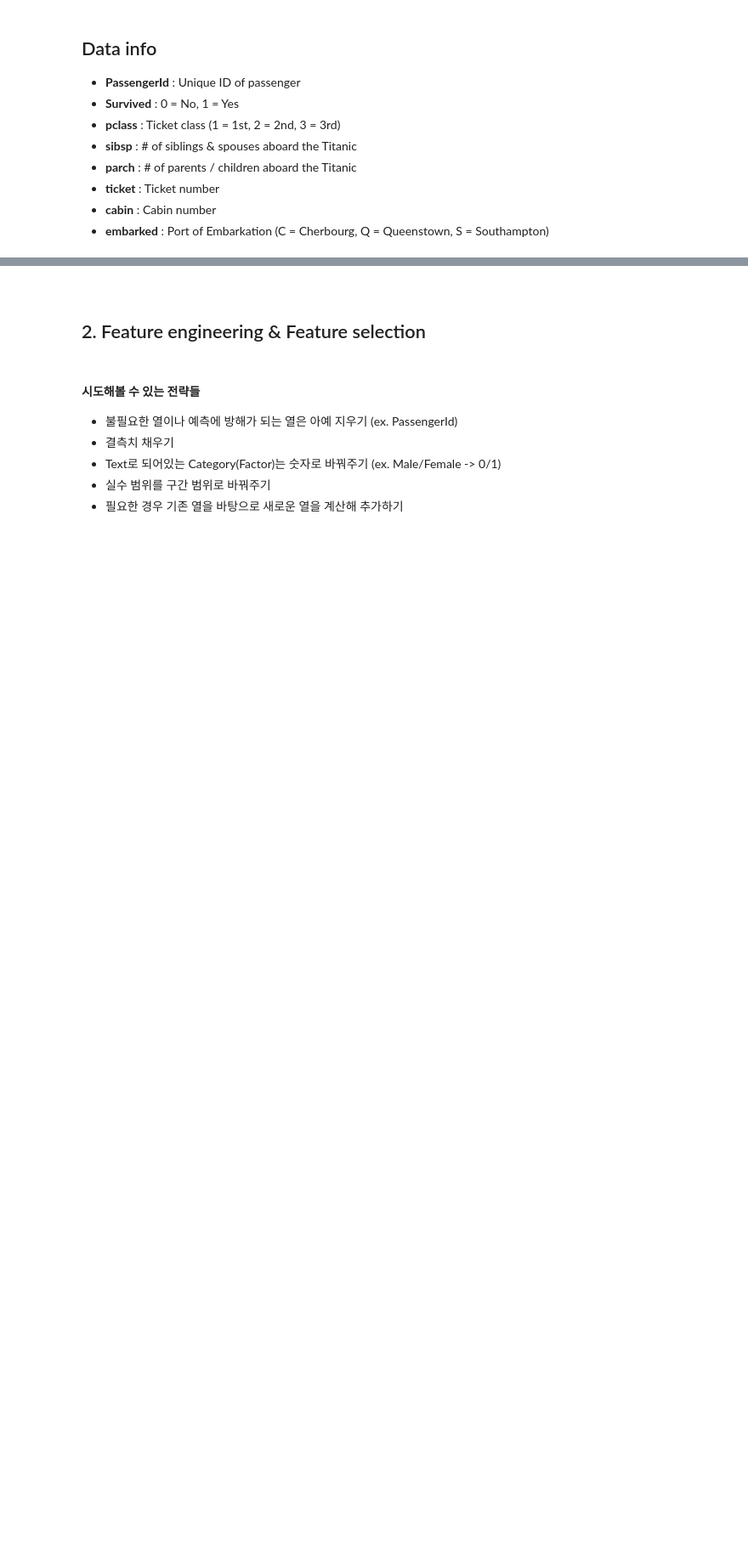
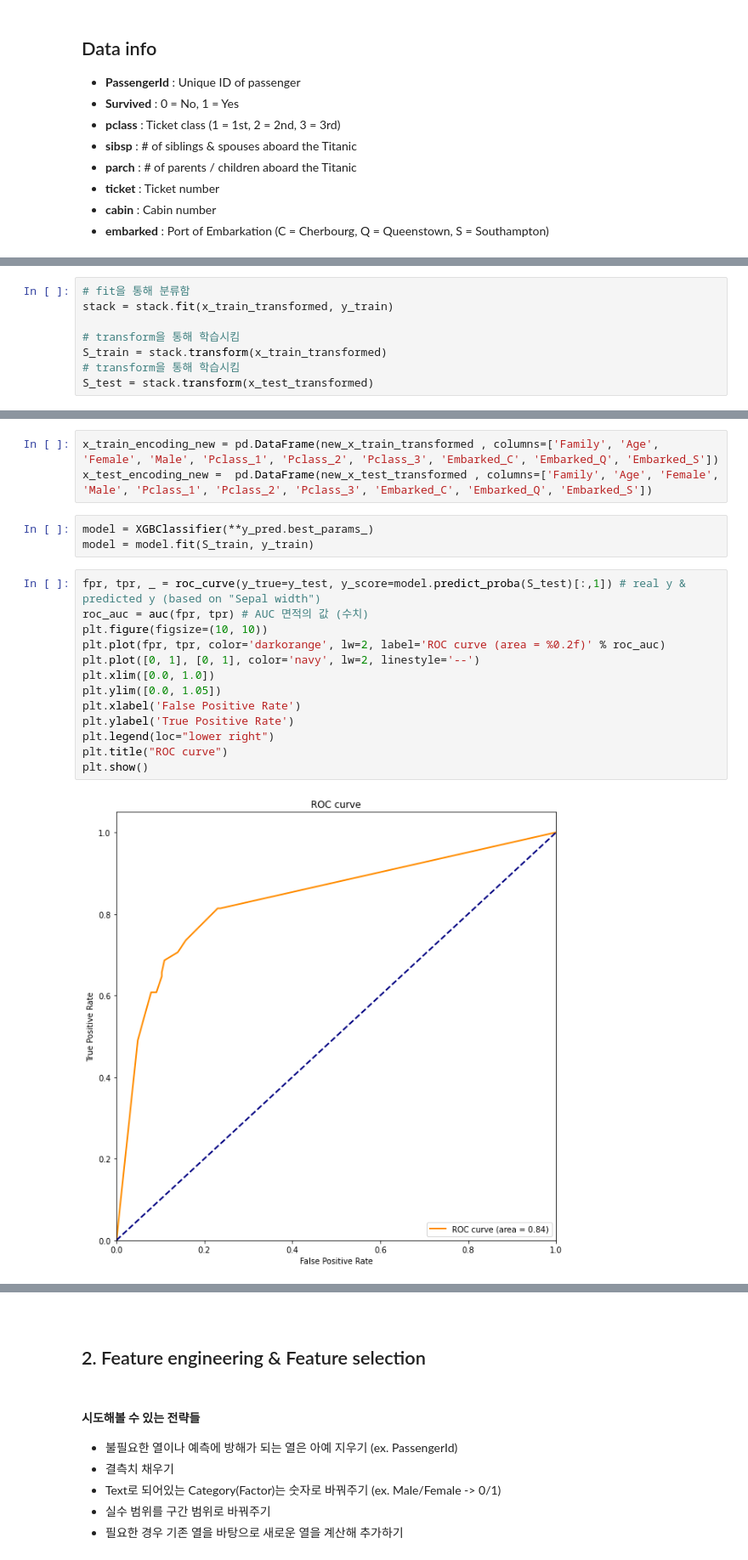
Before and after one commit to kimhyunso/exampleCode, a Jupyter notebook: BigData/Blank file & Answer files/ML for Titanic survival prediction (Blank).ipynb, the cells around one changed output, grey strips where cells are left out. Shown at 85% size. Saved outputs shown, nothing was run; the diff lists cells and outputs as text; blank space fills up the shorter version.

```diff
--- a/BigData/Blank file & Answer files/ML for Titanic survival prediction (Blank).ipynb
+++ b/BigData/Blank file & Answer files/ML for Titanic survival prediction (Blank).ipynb
@@ -40,0 +117,8 @@ x_data = data_df.copy()
+# %%
+# fit을 통해 분류함
+stack = stack.fit(x_train_transformed, y_train)
+
+# transform을 통해 학습시킴
+S_train = stack.transform(x_train_transformed)
+# transform을 통해 학습시킴
+S_test = stack.transform(x_test_transformed)
@@ -40,0 +276,21 @@ x_data = data_df.copy()
+# %%
+x_train_encoding_new = pd.DataFrame(new_x_train_transformed , columns=['Family', 'Age', 'Female', 'Male', 'Pclass_1', 'Pclass_2', 'Pclass_3', 'Embarked_C', 'Embarked_Q', 'Embarked_S'])
+x_test_encoding_new =  pd.DataFrame(new_x_test_transformed , columns=['Family', 'Age', 'Female', 'Male', 'Pclass_1', 'Pclass_2', 'Pclass_3', 'Embarked_C', 'Embarked_Q', 'Embarked_S'])
+# %%
+model = XGBClassifier(**y_pred.best_params_)
+model = model.fit(S_train, y_train)
+# %%
+fpr, tpr, _ = roc_curve(y_true=y_test, y_score=model.predict_proba(S_test)[:,1]) # real y & predicted y (based on "Sepal width")
+roc_auc = auc(fpr, tpr) # AUC 면적의 값 (수치)
+plt.figure(figsize=(10, 10))
+plt.plot(fpr, tpr, color='darkorange', lw=2, label='ROC curve (area = %0.2f)' % roc_auc)
+plt.plot([0, 1], [0, 1], color='navy', lw=2, linestyle='--')
+plt.xlim([0.0, 1.0])
+plt.ylim([0.0, 1.05])
+plt.xlabel('False Positive Rate')
+plt.ylabel('True Positive Rate')
+plt.legend(loc="lower right")
+plt.title("ROC curve")
+plt.show()
+# %% [output]
+[figure, added]
```
Also changed, not shown: parts of 31 cells of this notebook, 2 other files.
